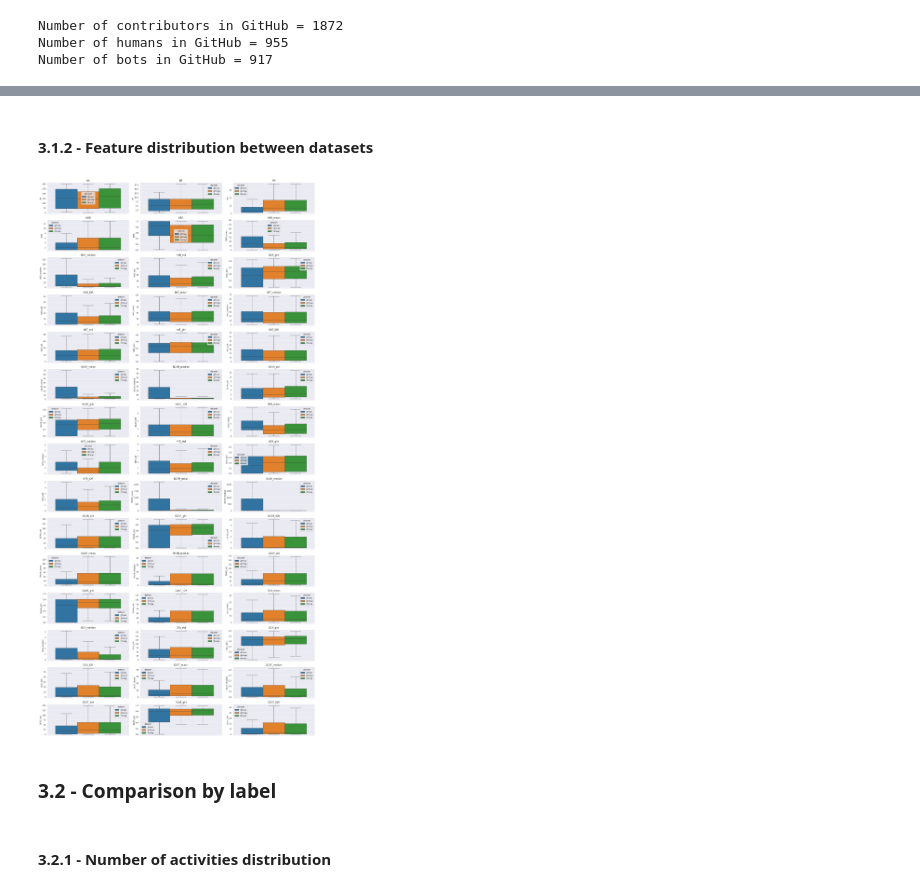
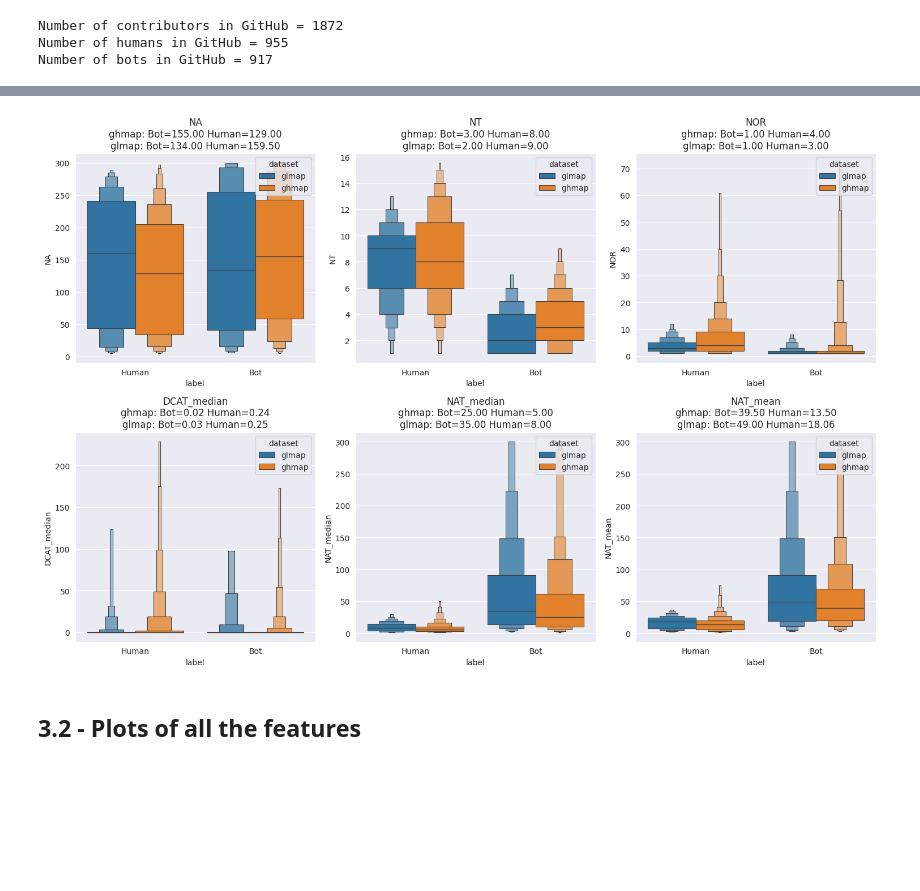
Before and after one commit to MrRose765/GitLab-Bot-identification, a Jupyter notebook: src/notebooks/gitlab/dataset_analysis.ipynb, the cells around one changed output, grey strips where cells are left out. Drawn from its saved outputs; the diff is of its cells as text; code cells hidden in the pictures; blank space fills up the shorter version.

```diff
--- a/src/notebooks/gitlab/dataset_analysis.ipynb
+++ b/src/notebooks/gitlab/dataset_analysis.ipynb
@@ -149,15 +218,27 @@ plt.show()
-# %% [markdown]
-#### 3.1.2 - Feature distribution between datasets
-# %%
-fig, axes = plt.subplots(15, 3, figsize=(20, 40))
-for i, col in enumerate(glmap_features.columns[3:-1]):
-    sns.boxplot(y=col, hue='dataset', data=pd.concat([glmap_features, ghmap_features, rbmap_features], ignore_index=True), ax=axes[i//3, i%3], showfliers=False)
-    axes[i//3, i%3].set_title(col)
-plt.tight_layout()
-plt.show()
-# %% [output]
-[figure, removed]
-# %% [markdown]
-### 3.2 - Comparison by label
+# %%
+fig, axes = plt.subplots(2, 3, figsize=(15, 10))
+
+for i, col in enumerate(important_features):
+    ax = axes[i//3, i%3]
+    sns.boxenplot(x='label', y=col, hue='dataset', data=pd.concat([glmap_features, ghmap_features], ignore_index=True), ax=ax, showfliers=False)
+
+    # Add medians on the title of the plot
+    medians = combined_data.groupby(['dataset', 'label'])[col].median()
+    datasets = medians.index.get_level_values(0).unique()
+    title_lines = [col]
+    for dataset in datasets:
+        line = f'{dataset}:'
+        for label in medians.loc[dataset].index:
+            median_value = medians.loc[dataset, label]
+            line += f' {label}={median_value:.2f}'
+        title_lines.append(line)
+
+    ax.set_title('\n'.join(title_lines))
+
+
+plt.tight_layout()
+plt.show()
+# %% [output]
+[figure, added]
 # %% [markdown]
-#### 3.2.1 - Number of activities distribution
+## 3.2 - Plots of all the features
```
Also changed, not shown: parts of 25 cells of this notebook, 1 other file.
